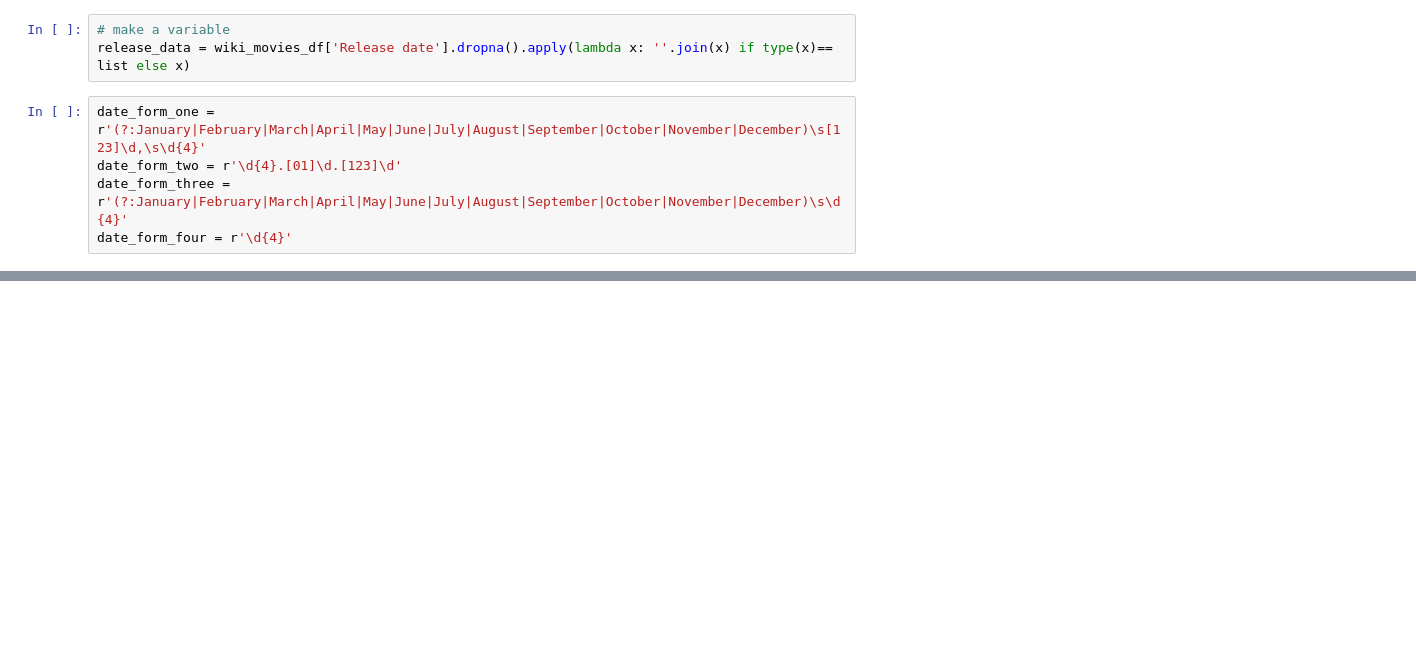
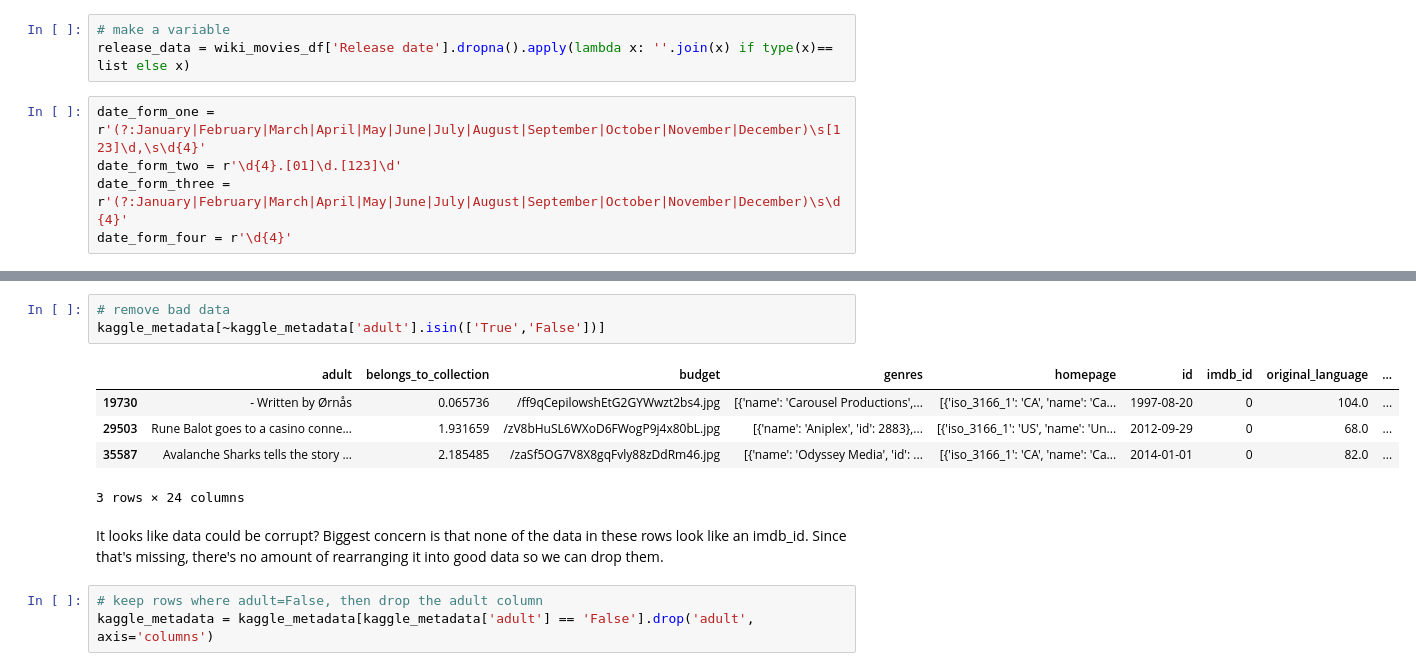
Before and after one commit to mcarter-00/Movies-ETL, a Jupyter notebook: ETL_practice.ipynb, the cells around one changed output, grey strips where cells are left out. Drawn from its saved outputs; the diff is of its cells as text; blank space fills up the shorter version.

```diff
--- a/ETL_practice.ipynb
+++ b/ETL_practice.ipynb
@@ -744,0 +778,14 @@ date_form_four = r'\d{4}'
+# %%
+# remove bad data
+kaggle_metadata[~kaggle_metadata['adult'].isin(['True','False'])]
+# %% [output]
+|  | adult | belongs_to_collection | budget | genres | homepage | id | imdb_id | original_language | ... |
+| 19730 | - Written by Ørnås | 0.065736 | /ff9qCepilowshEtG2GYWwzt2bs4.jpg | [{'name': 'Carousel Productions',... | [{'iso_3166_1': 'CA', 'name': 'Ca... | 1997-08-20 | 0 | 104.0 | ... |
+| 29503 | Rune Balot goes to a casino conne... | 1.931659 | /zV8bHuSL6WXoD6FWogP9j4x80bL.jpg | [{'name': 'Aniplex', 'id': 2883},... | [{'iso_3166_1': 'US', 'name': 'Un... | 2012-09-29 | 0 | 68.0 | ... |
+| 35587 | Avalanche Sharks tells the story ... | 2.185485 | /zaSf5OG7V8X8gqFvly88zDdRm46.jpg | [{'name': 'Odyssey Media', 'id': ... | [{'iso_3166_1': 'CA', 'name': 'Ca... | 2014-01-01 | 0 | 82.0 | ... |
+3 rows × 24 columns
+# %% [markdown]
+It looks like data could be corrupt? Biggest concern is that none of the data in these rows look like an imdb_id. Since that's missing, there's no amount of rearranging it into good data so we can drop them.
+# %%
+# keep rows where adult=False, then drop the adult column
+kaggle_metadata = kaggle_metadata[kaggle_metadata['adult'] == 'False'].drop('adult', axis='columns')
```
Also changed, not shown: parts of 15 cells of this notebook.
